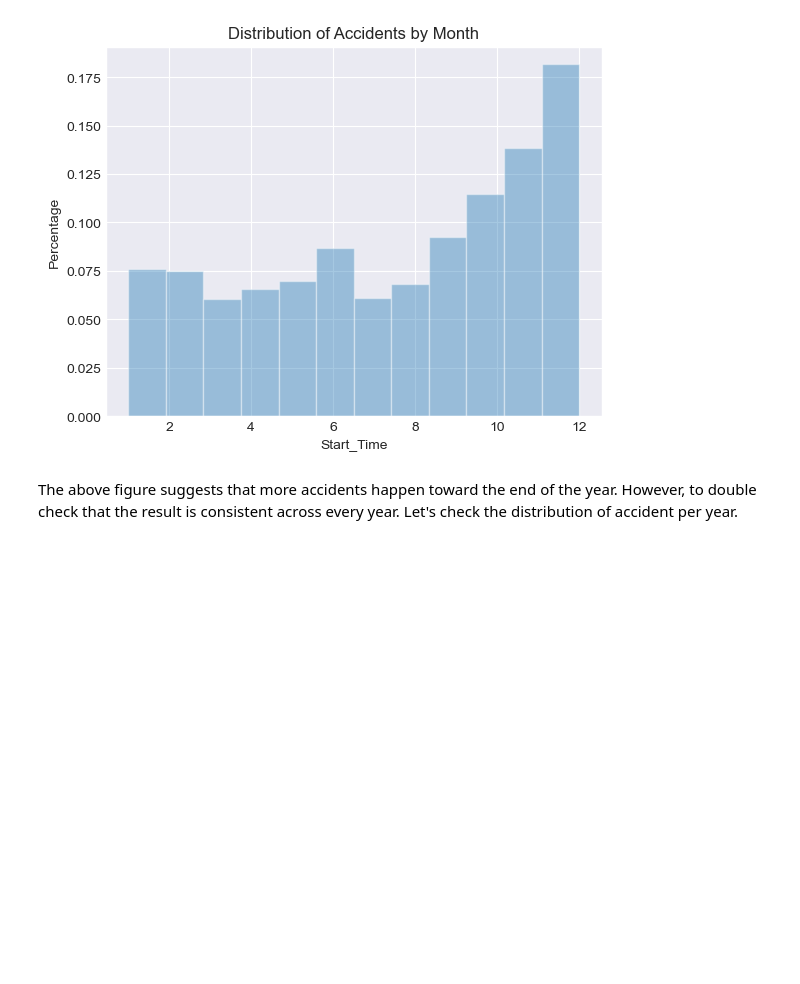
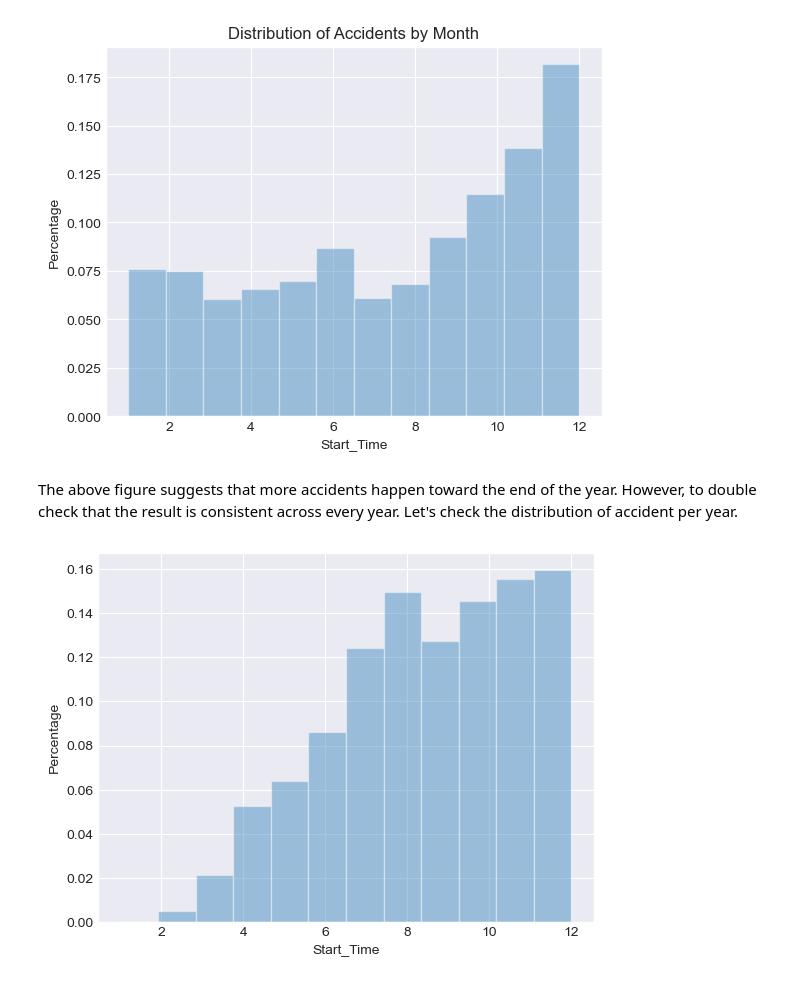
Before and after one commit to parisvu07/Springboard, a Jupyter notebook: Capstone_3_U.S_Traffic_Fatilities_Analysis/Data_Wrangling_and_EDA.ipynb, the cells around one changed output. Cells and saved outputs as stored; diff of their text form; code cells hidden in the pictures; blank space fills up the shorter version.

```diff
--- a/Capstone_3_U.S_Traffic_Fatilities_Analysis/Data_Wrangling_and_EDA.ipynb
+++ b/Capstone_3_U.S_Traffic_Fatilities_Analysis/Data_Wrangling_and_EDA.ipynb
@@ -377,8 +385,8 @@ plt.ylabel('Percentage')
 plt.show()
 # %% [output]
 [figure]
-# %% [markdown]
-The above figure suggests that more accidents happen toward the end of the year. However, to double check that the result is consistent across every year. Let's check the distribution of accident per year.
+# %% [markdown]
+The above figure suggests that more accidents happen toward the end of the year. However, to double check that the result is consistent across every year. Let's check the distribution of accident per year.
 # %%
 df_2016 = accidents[accidents.Start_Time.dt.year == 2016]
 df_2017 = accidents[accidents.Start_Time.dt.year == 2017]
@@ -386,3 +394,9 @@ df_2018 = accidents[accidents.Start_Time.dt.year == 2018]
 df_2019 = accidents[accidents.Start_Time.dt.year == 2019]
 df_2020 = accidents[accidents.Start_Time.dt.year == 2020]
 df_2021 = accidents[accidents.Start_Time.dt.year == 2021]
+# %%
+sns.distplot(df_2016.Start_Time.dt.month, bins = 12, kde = False,  norm_hist = True )
+plt.ylabel('Percentage')
+plt.show()
+# %% [output]
+[figure, added]
```
Also changed, not shown: parts of 61 cells of this notebook.
